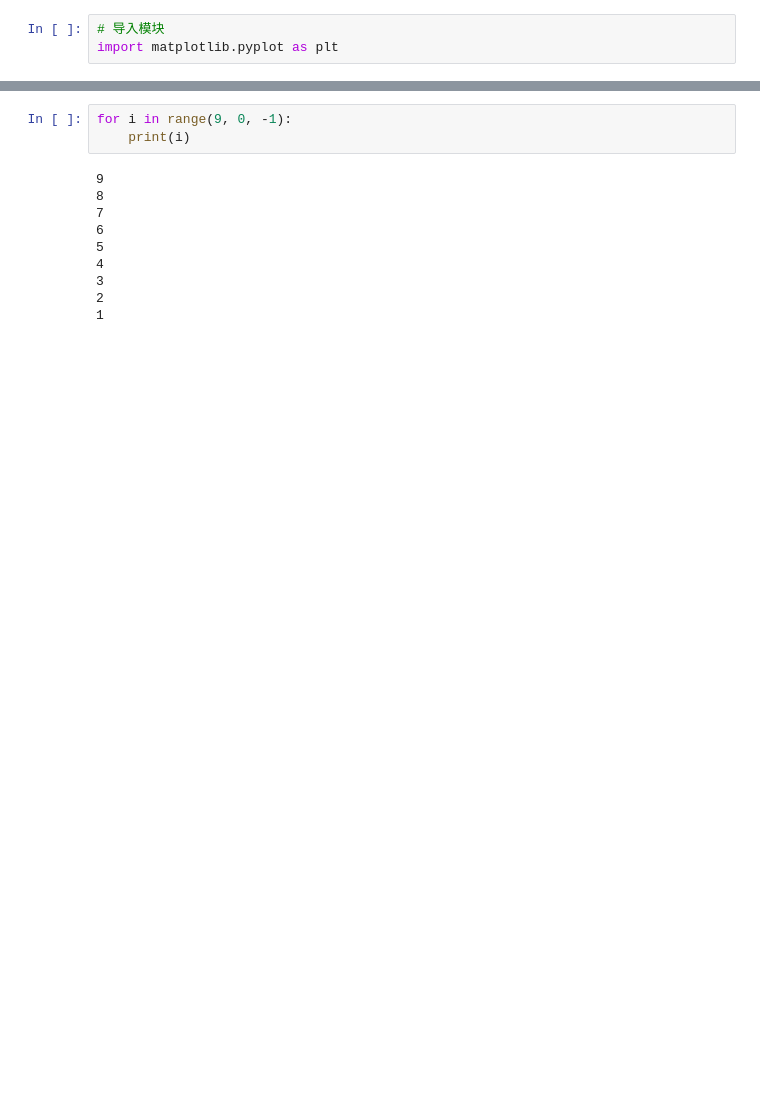
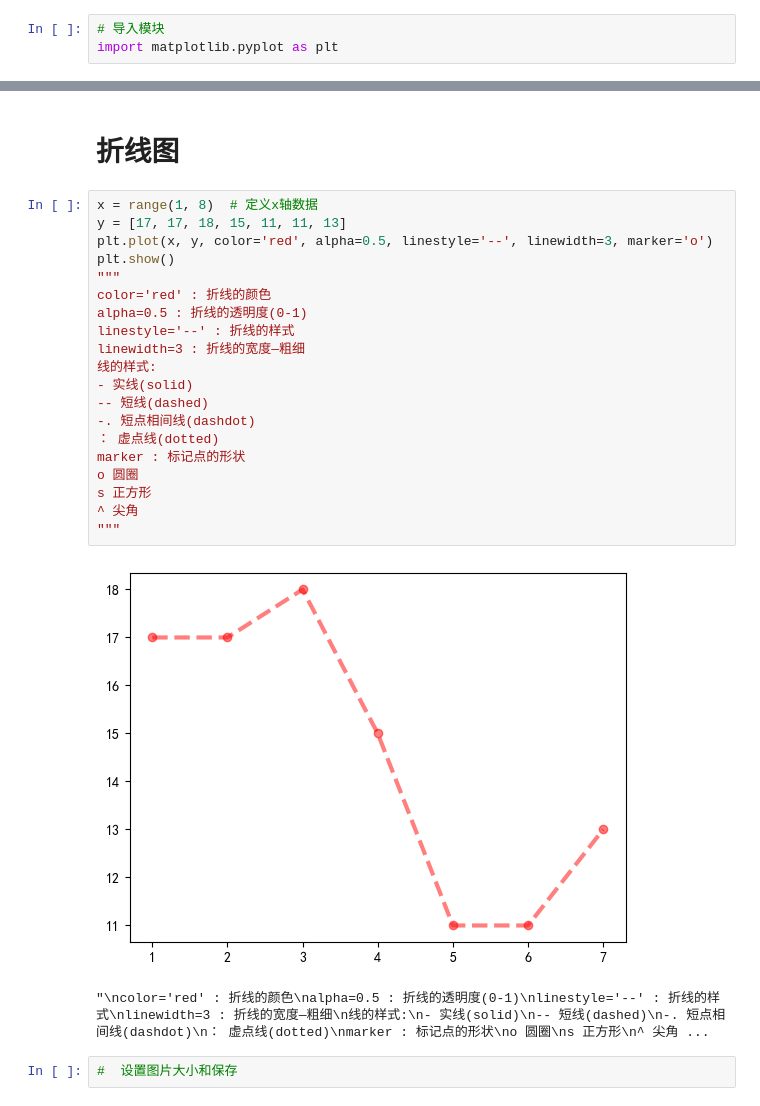
Before and after one commit to tsgfx/DeepLearning, a Jupyter notebook: Day10_data_analysis/use_matplotlib.ipynb, the cells around one changed output, grey strips where cells are left out. Drawn from its saved outputs; the diff is of its cells as text; blank space fills up the shorter version.

```diff
--- a/Day10_data_analysis/use_matplotlib.ipynb
+++ b/Day10_data_analysis/use_matplotlib.ipynb
@@ -11,13 +11,27 @@ plt.show()
-# %%
-for i in range(9, 0, -1):
-    print(i)
-# %% [output]
-9
-8
-7
-6
-5
-4
-3
-2
-1
+# %% [markdown]
+# 折线图
+# %%
+x = range(1, 8)  # 定义x轴数据
+y = [17, 17, 18, 15, 11, 11, 13]
+plt.plot(x, y, color='red', alpha=0.5, linestyle='--', linewidth=3, marker='o')
+plt.show()
+"""
+color='red' : 折线的颜色
+alpha=0.5 : 折线的透明度(0-1)
+linestyle='--' : 折线的样式
+linewidth=3 : 折线的宽度—粗细
+线的样式:
+- 实线(solid)
+-- 短线(dashed)
+-. 短点相间线(dashdot)
+： 虚点线(dotted)
+marker : 标记点的形状
+o 圆圈
+s 正方形
+^ 尖角
+"""
+# %% [output]
+[figure, added]
+"\ncolor='red' : 折线的颜色\nalpha=0.5 : 折线的透明度(0-1)\nlinestyle='--' : 折线的样式\nlinewidth=3 : 折线的宽度—粗细\n线的样式:\n- 实线(solid)\n-- 短线(dashed)\n-. 短点相间线(dashdot)\n： 虚点线(dotted)\nmarker : 标记点的形状\no 圆圈\ns 正方形\n^ 尖角 ...
+# %%
+#  设置图片大小和保存
```
Also changed, not shown: parts of 20 cells of this notebook, 12 other files.
